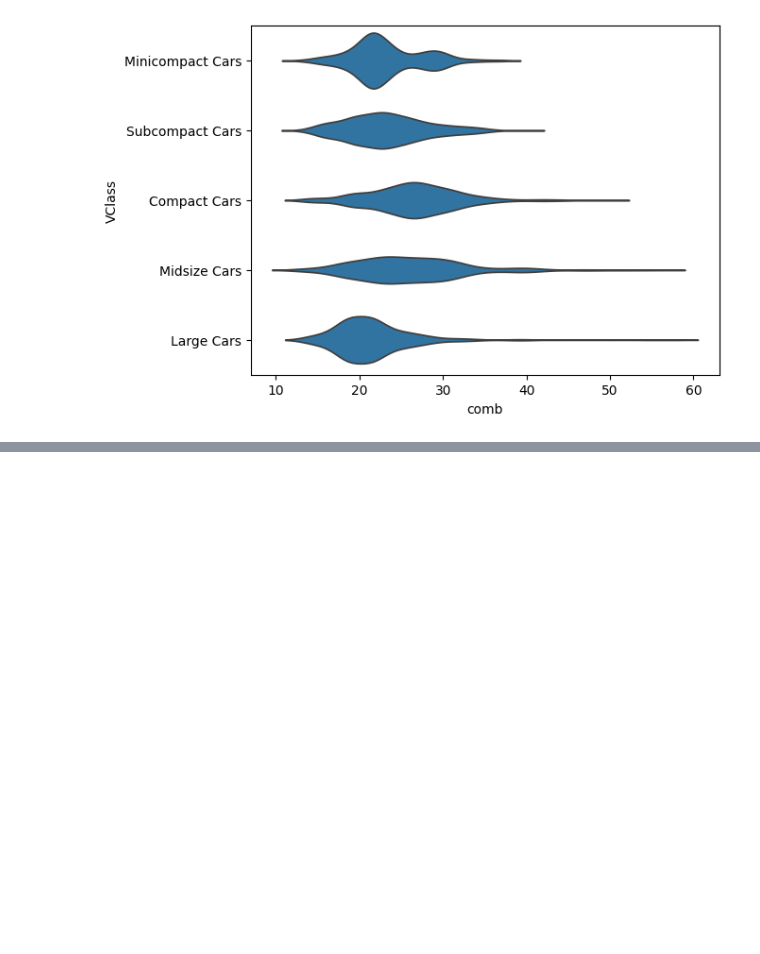
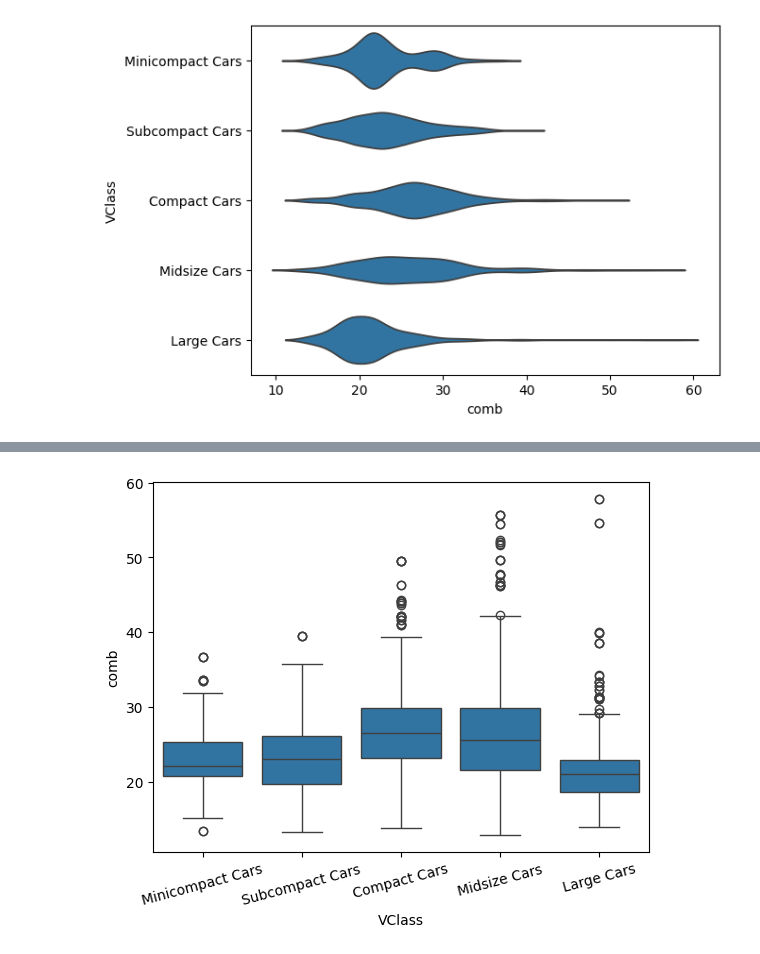
Before and after one commit to sondosaabed/Data-Visualization-with-Matplotlib-and-Seaborn, a Jupyter notebook: L4-Bivariate-Exploration-of-Data/L4-Bivariate-Exploration-of-Data.ipynb, the cells around one changed output, grey strips where cells are left out. Drawn from its saved outputs; the diff is of its cells as text; code cells hidden in the pictures; blank space fills up the shorter version.

Commit message:
Add Box plots code and lesson

```diff
--- a/L4-Bivariate-Exploration-of-Data/L4-Bivariate-Exploration-of-Data.ipynb
+++ b/L4-Bivariate-Exploration-of-Data/L4-Bivariate-Exploration-of-Data.ipynb
@@ -240,0 +256,16 @@ sns.violinplot(data=df, y='VClass', x='comb', color='tab:blue', inner=None);
+# %%
+# Convert the "VClass" column from a plain object type into an ordered categorical type
+# Types of sedan cars
+sedan_classes = ['Minicompact Cars', 'Subcompact Cars', 'Compact Cars', 'Midsize Cars', 'Large Cars']
+
+# Returns the types for sedan_classes with the categories and orderedness
+vclasses = pd.CategoricalDtype(ordered=True, categories=sedan_classes)
+
+# Use pandas.astype() to convert the "VClass" column from a plain object type into an ordered categorical type
+df['VClass'] = df['VClass'].astype(vclasses);
+
+ax1 = sns.boxplot(data=df, x='VClass', y='comb', color='tab:blue')
+plt.xticks(rotation=15)
+plt.ylim(ax1.get_ylim());
+# %% [output]
+[figure, added]
```
Also changed, not shown: parts of 2 cells of this notebook.
